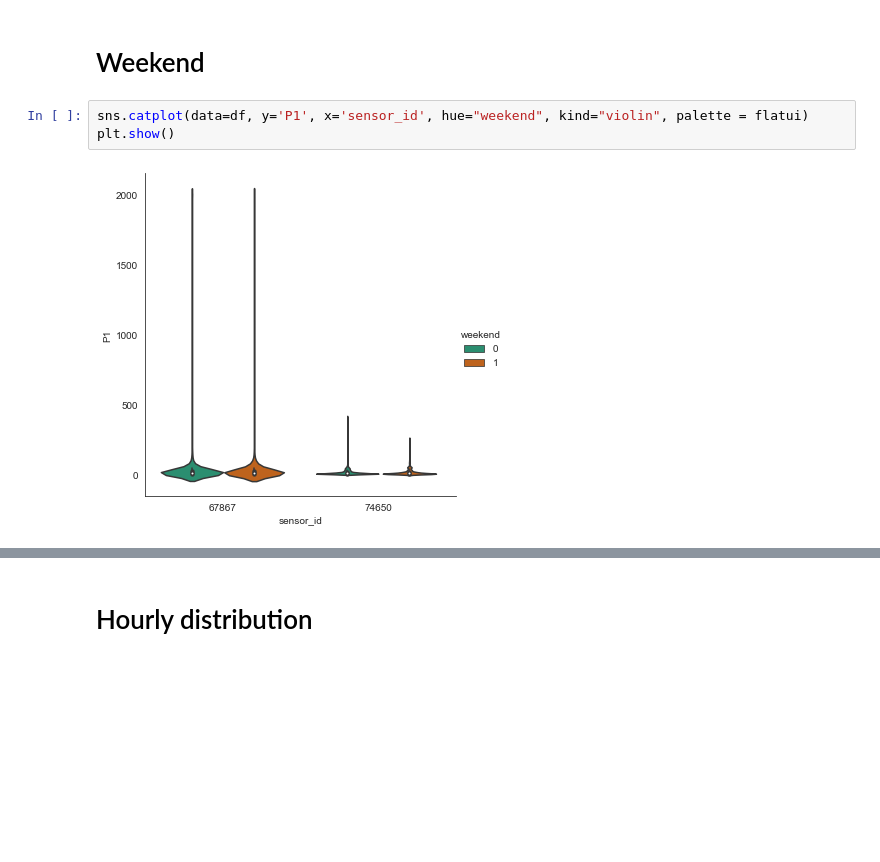
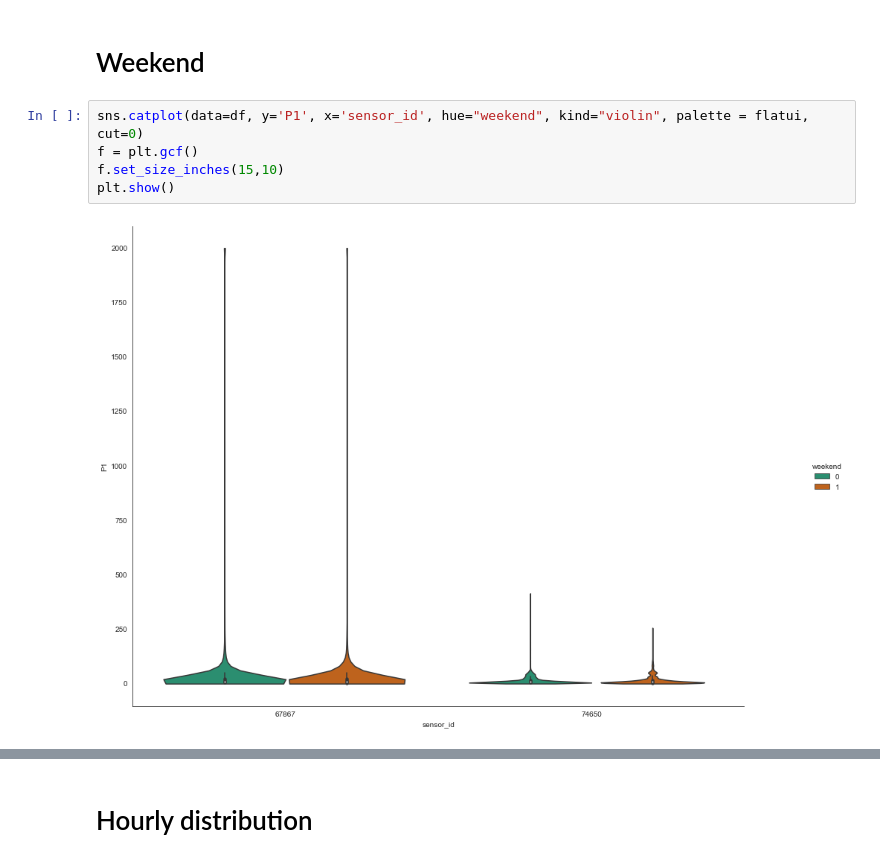
Before and after one commit to mmoskon/sensors, a Jupyter notebook: basic_analysis_sc.ipynb, the cells around one changed output, grey strips where cells are left out. Saved outputs shown, nothing was run; the diff lists cells and outputs as text; blank space fills up the shorter version.

Commit message:
basic plots

```diff
--- a/basic_analysis_sc.ipynb
+++ b/basic_analysis_sc.ipynb
@@ -38,8 +38,10 @@ Index(['sensor_id', 'sensor_type', 'location', 'lat', 'lon', 'timestamp',
 # %% [markdown]
 # Weekend
 # %%
-sns.catplot(data=df, y='P1', x='sensor_id', hue="weekend", kind="violin", palette = flatui)
+sns.catplot(data=df, y='P1', x='sensor_id', hue="weekend", kind="violin", palette = flatui, cut=0)
+f = plt.gcf()
+f.set_size_inches(15,10)
 plt.show()
 # %% [output]
-[figure, old version]
+[figure, new version]
 # %%
```
Also changed, not shown: parts of 7 cells of this notebook.
